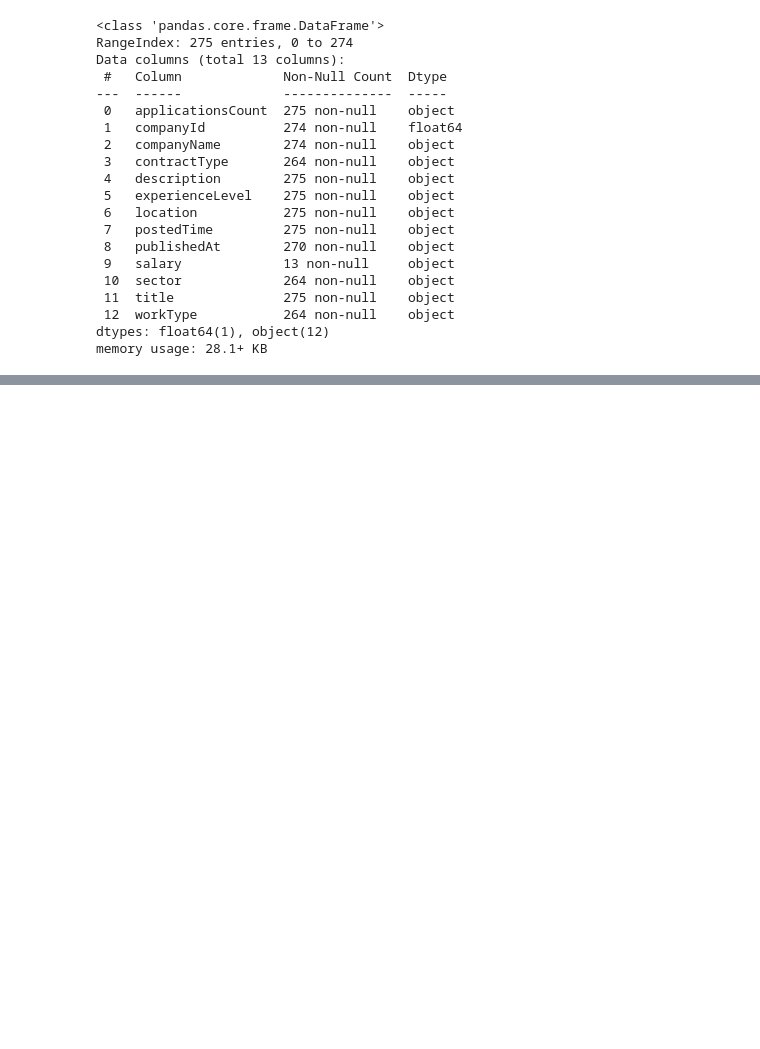
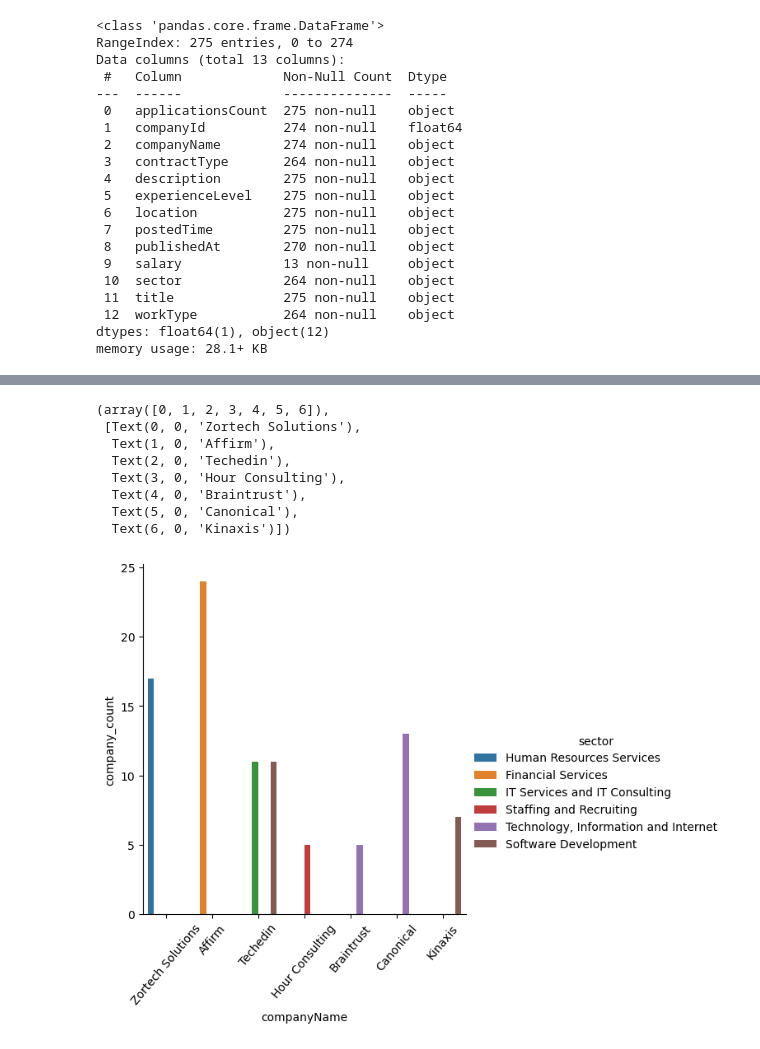
Before and after one commit to BensonMwangi/Linkedin-Canada, a Jupyter notebook: linkedin_canada.ipynb, the cells around one changed output, grey strips where cells are left out. Cells and saved outputs as stored; diff of their text form; code cells hidden in the pictures; blank space fills up the shorter version.

```diff
--- a/linkedin_canada.ipynb
+++ b/linkedin_canada.ipynb
@@ -164,0 +182,3 @@ by_location.head()
+# %%
+df["company_count"]=df["companyName"].map(df["companyName"].value_counts())
+df.head()
@@ -164,0 +192,3 @@ by_location.head()
+# %%
+filter_company =df[df['company_count']>=5]
+filter_company.head()
@@ -164,0 +202,13 @@ by_location.head()
+# %%
+sns.catplot(data=filter_company,x="companyName",y="company_count",hue="sector",kind="bar")
+plt.xticks(rotation=50)
+# %% [output]
+(array([0, 1, 2, 3, 4, 5, 6]),
+ [Text(0, 0, 'Zortech Solutions'),
+  Text(1, 0, 'Affirm'),
+  Text(2, 0, 'Techedin'),
+  Text(3, 0, 'Hour Consulting'),
+  Text(4, 0, 'Braintrust'),
+  Text(5, 0, 'Canonical'),
+  Text(6, 0, 'Kinaxis')])
+[figure, added]
```
Also changed, not shown: parts of 28 cells of this notebook, 1 other file.
